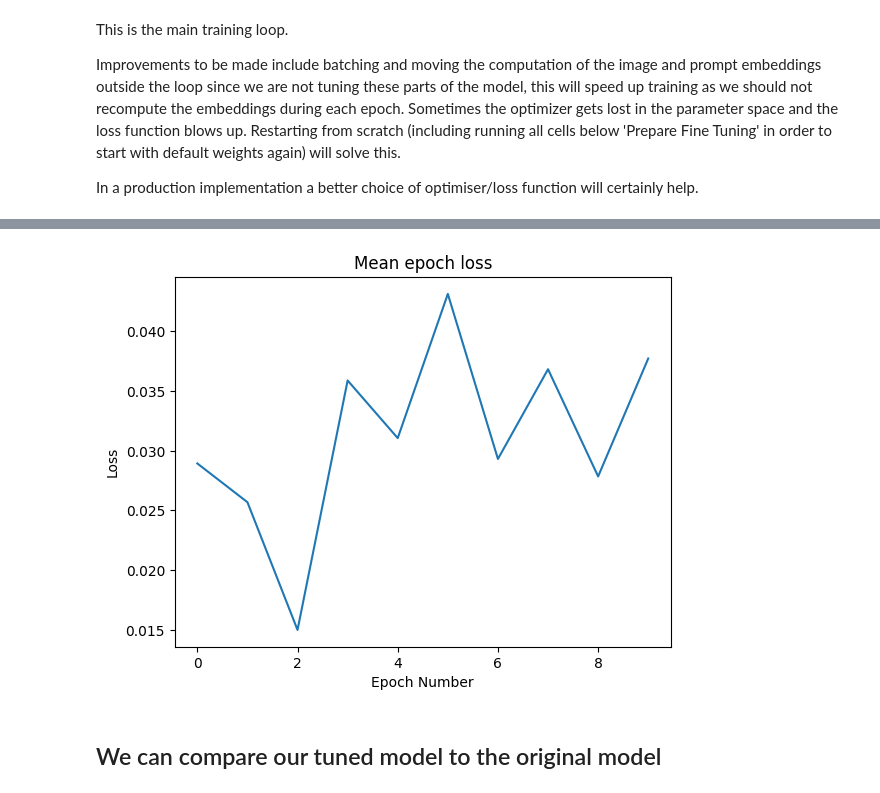
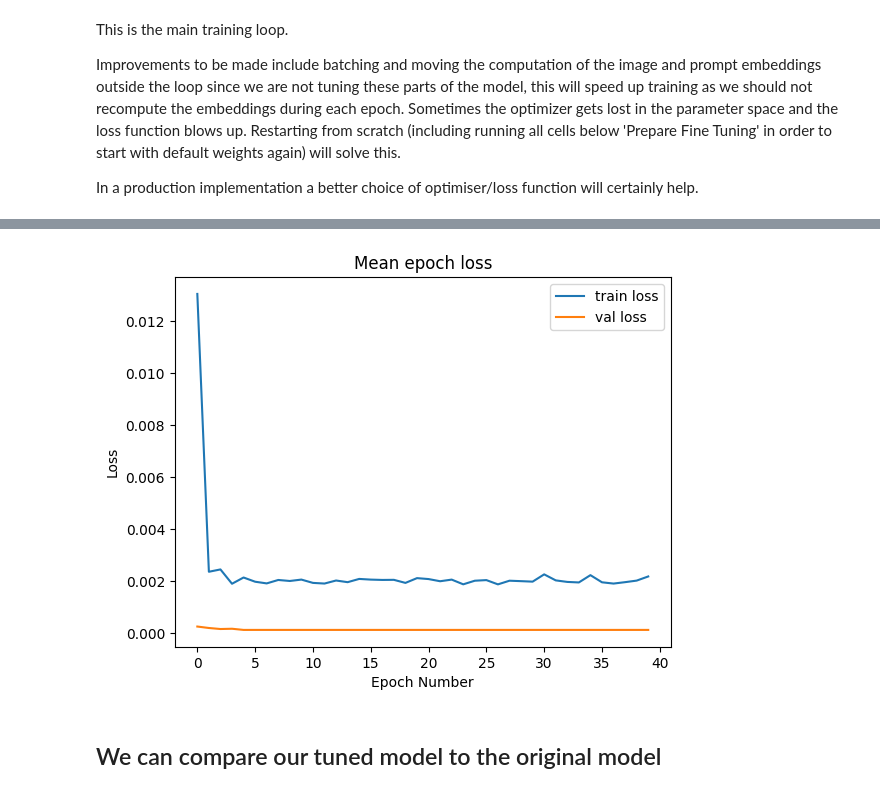
Before and after one commit to anton-brandl/sam-bridges, a Jupyter notebook: notebooks/20230610_finetuning_sam.ipynb, the cells around one changed output, grey strips where cells are left out. Drawn from its saved outputs; the diff is of its cells as text; code cells hidden in the pictures.

```diff
--- a/notebooks/20230610_finetuning_sam.ipynb
+++ b/notebooks/20230610_finetuning_sam.ipynb
@@ -84,6 +80,0 @@ To: /root/.cache/torch/hub/checkpoints/sam_vit_b_01ec64.pth
-# %%
-from segment_anything import SamPredictor, sam_model_registry
-
-sam_model = sam_model_registry[model_type](checkpoint=checkpoint)
-sam_model.to(device)
-sam_model.train()
@@ -176,7 +165,7 @@ train_dataset = load_dataset(dataset_folder / "train")
 test_dataset = load_dataset(dataset_folder / "test")
 # %%
 # Set up the optimizer, hyperparameter tuning will improve performance here
-lr = 1e-4
+lr = 1e-3
 wd = 0
 optimizer = torch.optim.Adam(sam_model.mask_decoder.parameters(), lr=lr, weight_decay=wd)
 
@@ -309,15 +353,18 @@ Mean loss: 0.037733154296875
 # %%
 mean_losses = [mean(x) for x in losses]
 mean_losses
+mean_val_losses = [mean(x) for x in val_losses]
 
-plt.plot(list(range(len(mean_losses))), mean_losses)
+plt.plot(list(range(len(mean_losses))), mean_losses, label='train loss')
+plt.plot(list(range(len(mean_losses))), mean_val_losses, label='val loss')
 plt.title('Mean epoch loss')
 plt.xlabel('Epoch Number')
 plt.ylabel('Loss')
+plt.legend()
 
 plt.show()
 # %% [output]
-[figure, old version]
+[figure, new version]
 # %% [markdown]
 ## We can compare our tuned model to the original model
 # %%
```
Also changed, not shown: parts of 12 cells of this notebook.
